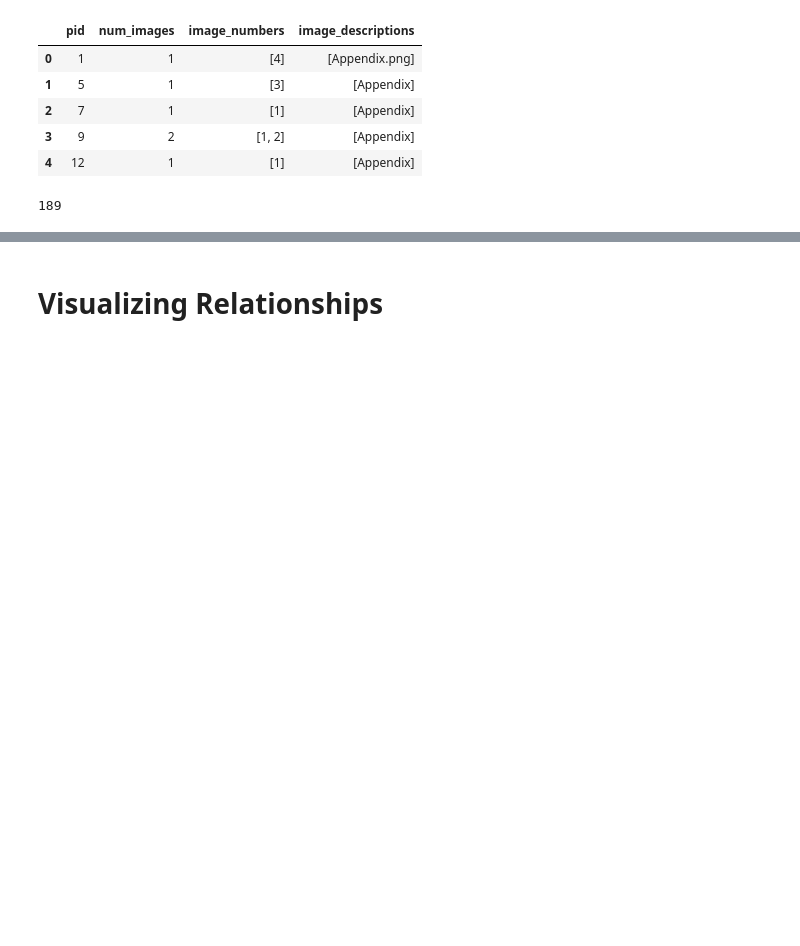
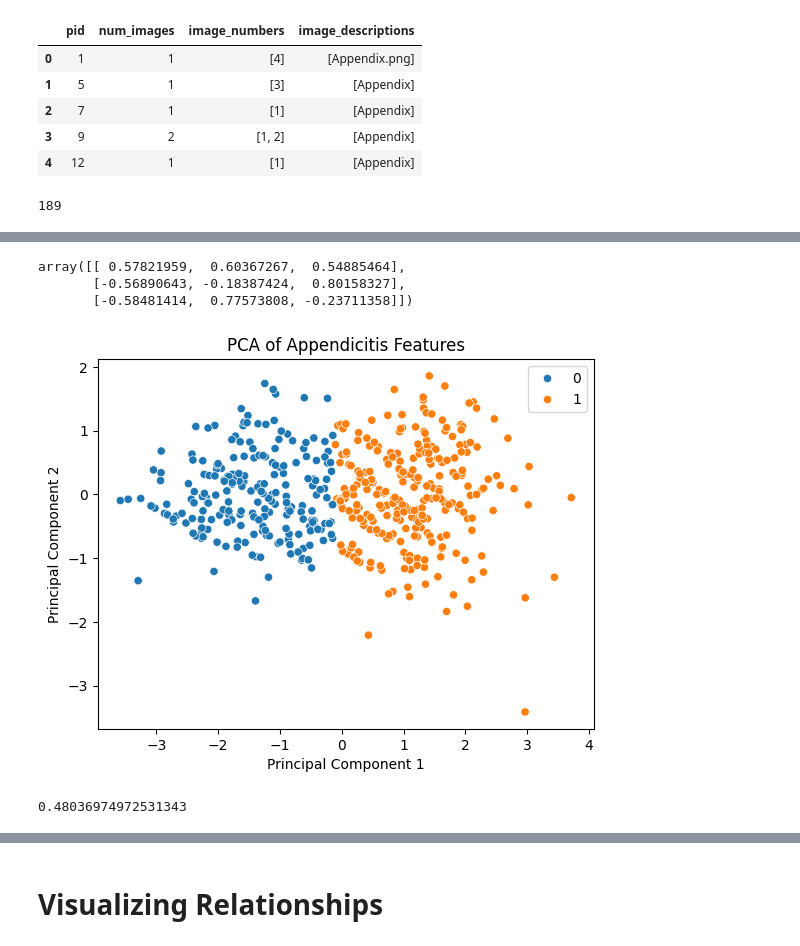
Before and after one commit to msankarsh/AIRP-Appendicitis, a Jupyter notebook: Appendicitis.ipynb, the cells around one changed output, grey strips where cells are left out. Drawn from its saved outputs; the diff is of its cells as text; code cells hidden in the pictures; blank space fills up the shorter version.

```diff
--- a/Appendicitis.ipynb
+++ b/Appendicitis.ipynb
@@ -456,0 +734,2 @@ memory usage: 45.4+ KB
+# %%
+X = final_df[['WBC_Count','Neutrophil_Percentage','Paedriatic_Appendicitis_Score']]
@@ -456,0 +738,8 @@ memory usage: 45.4+ KB
+# %%
+# Num of clusters
+
+model1 = KMeans(n_clusters = 2)
+
+scaler = StandardScaler()
+x_scaled = scaler.fit_transform(X)
+clusters = model1.fit_predict(x_scaled)
@@ -456,0 +763,9 @@ memory usage: 45.4+ KB
+# %%
+
+# 2. Perform PCA
+# Reduces dimensions of dataset to just 2 despite having multiple features
+pca = PCA()
+principal_components = pca.fit_transform(x_scaled)
+
+print("Covariance Matrix:\n", pca.get_covariance(), '\n')
+print('\nEigenvalues:', pca.explained_variance_)
@@ -456,0 +780,6 @@ memory usage: 45.4+ KB
+# %%
+pca.components_ # each row is a principal component and each weights applied to each feature
+# %% [output]
+array([[ 0.57821959,  0.60367267,  0.54885464],
+       [-0.56890643, -0.18387424,  0.80158327],
+       [-0.58481414,  0.77573808, -0.23711358]])
@@ -456,0 +790,13 @@ memory usage: 45.4+ KB
+# %%
+pc_1 = principal_components[:, 0]
+pc_2 = principal_components[:, 1]
+# %%
+sns.scatterplot(x = pc_1, y = pc_2, hue = clusters, palette = 'tab10')
+
+
+plt.title('PCA of Appendicitis Features')
+plt.xlabel('Principal Component 1')
+plt.ylabel('Principal Component 2')
+plt.show()
+# %% [output]
+[figure, added]
@@ -456,0 +805,6 @@ memory usage: 45.4+ KB
+# %%
+
+score = silhouette_score(X, model1.labels_, metric='euclidean')
+print(score)
+# %% [output]
+0.48036974972531343
```
Also changed, not shown: parts of 90 cells of this notebook.
